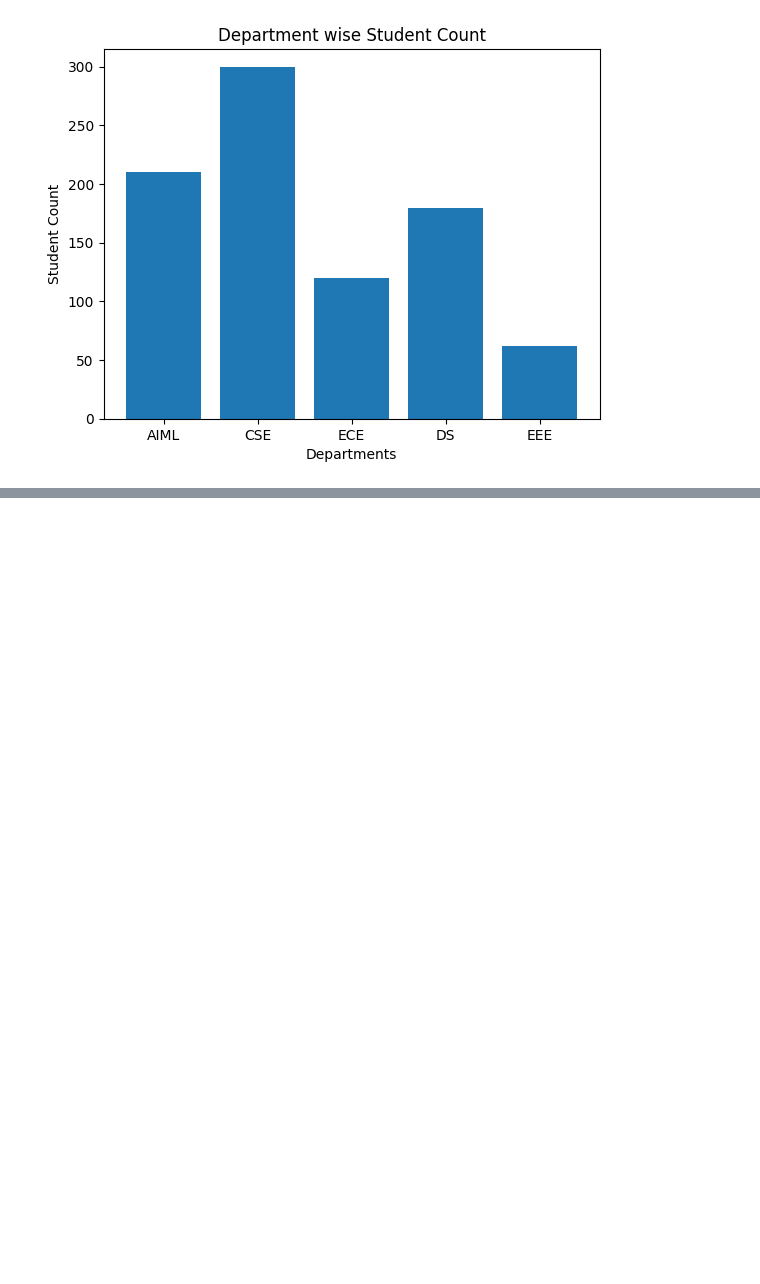
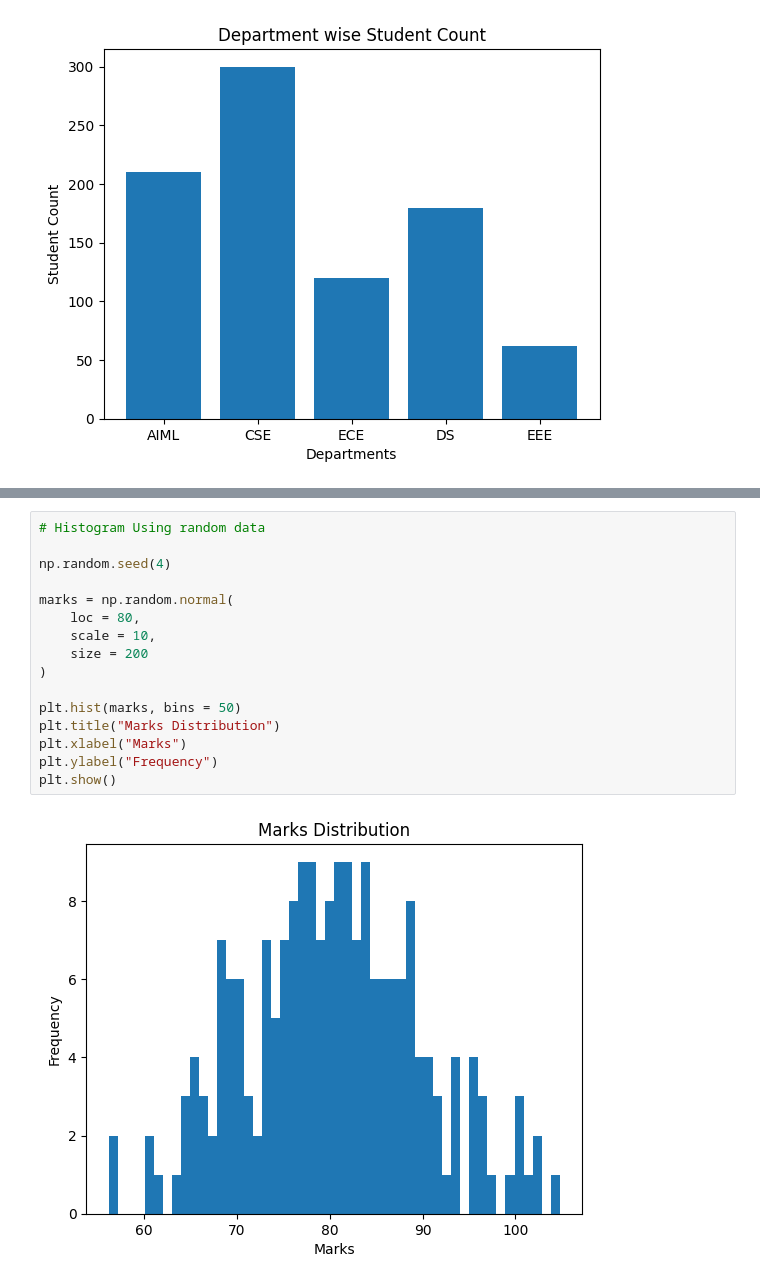
Before and after one commit to Kartheek-777/TNS-Training, a Jupyter notebook: Python_Libraries.ipynb, the cells around one changed output, grey strips where cells are left out. Drawn from its saved outputs; the diff is of its cells as text; blank space fills up the shorter version.

```diff
--- a/Python_Libraries.ipynb
+++ b/Python_Libraries.ipynb
@@ -188,0 +234,18 @@ plt.show()
+# %%
+# Histogram Using random data
+
+np.random.seed(4)
+
+marks = np.random.normal(
+    loc = 80,
+    scale = 10,
+    size = 200
+)
+
+plt.hist(marks, bins = 50)
+plt.title("Marks Distribution")
+plt.xlabel("Marks")
+plt.ylabel("Frequency")
+plt.show()
+# %% [output]
+[figure, added]
```
Also changed, not shown: parts of 9 cells of this notebook.
